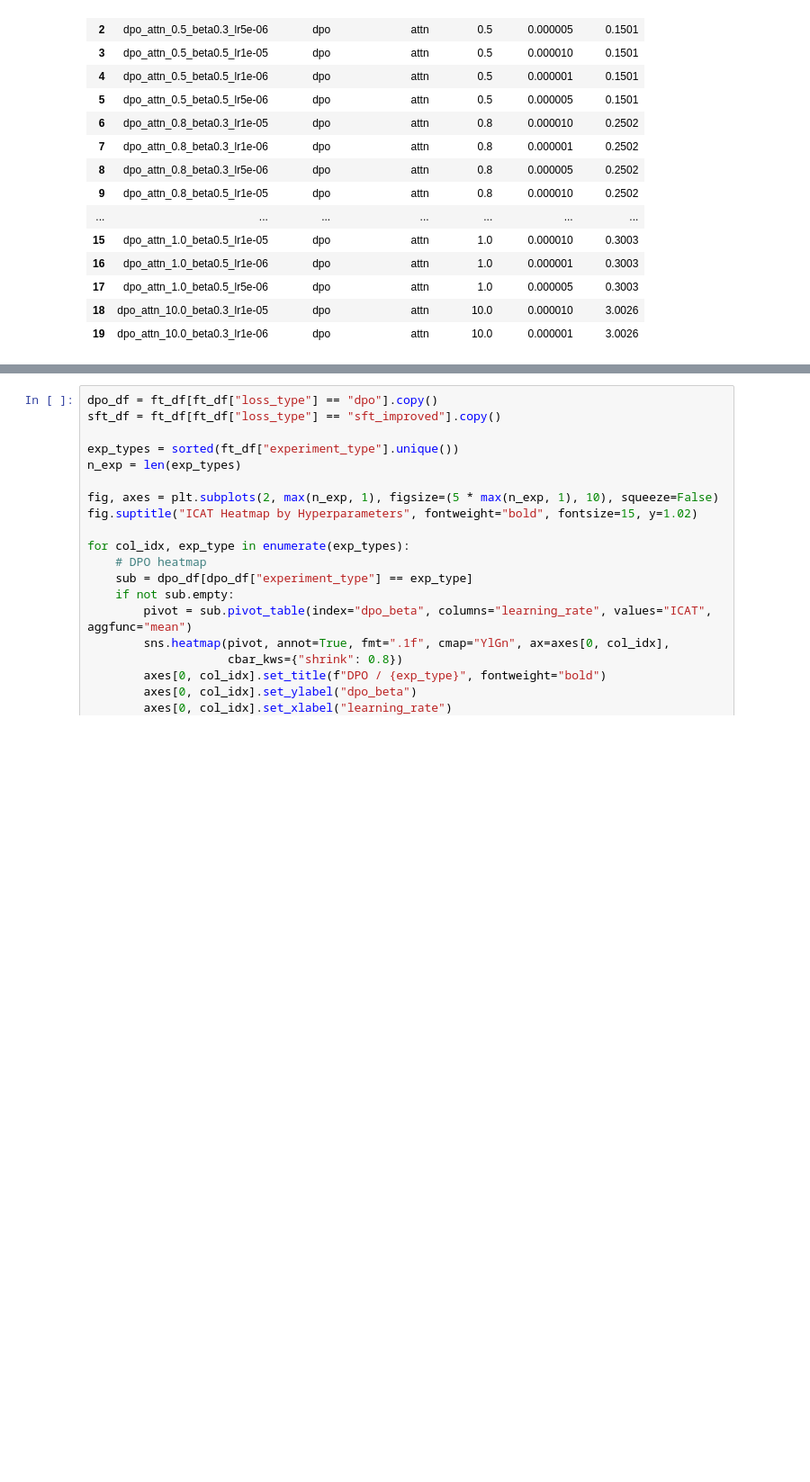
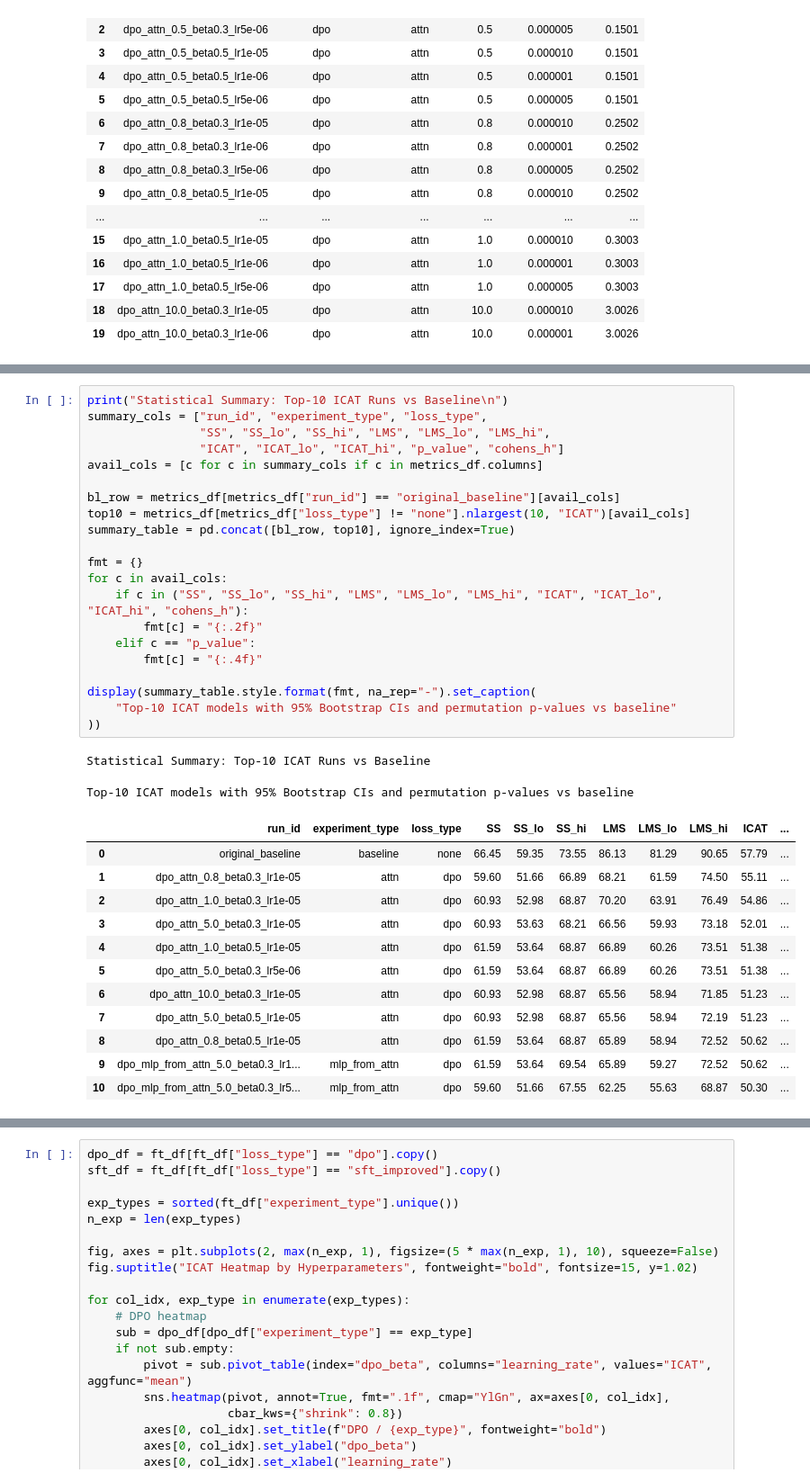
Before and after one commit to MartaSamoilenko/bias-mitigation-interpretability, a Jupyter notebook: experiments/stereoset/fine_tuned_analysis.ipynb, the cells around one changed output, grey strips where cells are left out. Shown at 90% size. Drawn from its saved outputs; the diff is of its cells as text; blank space fills up the shorter version.

```diff
--- a/experiments/stereoset/fine_tuned_analysis.ipynb
+++ b/experiments/stereoset/fine_tuned_analysis.ipynb
@@ -394,0 +516,36 @@ stereoset_experiments/outputs/gpt2-xl/.plots/ss_vs_lms_scatter.pdf
+# %%
+print("Statistical Summary: Top-10 ICAT Runs vs Baseline\n")
+summary_cols = ["run_id", "experiment_type", "loss_type",
+                "SS", "SS_lo", "SS_hi", "LMS", "LMS_lo", "LMS_hi",
+                "ICAT", "ICAT_lo", "ICAT_hi", "p_value", "cohens_h"]
+avail_cols = [c for c in summary_cols if c in metrics_df.columns]
+
+bl_row = metrics_df[metrics_df["run_id"] == "original_baseline"][avail_cols]
+top10 = metrics_df[metrics_df["loss_type"] != "none"].nlargest(10, "ICAT")[avail_cols]
+summary_table = pd.concat([bl_row, top10], ignore_index=True)
+
+fmt = {}
+for c in avail_cols:
+    if c in ("SS", "SS_lo", "SS_hi", "LMS", "LMS_lo", "LMS_hi", "ICAT", "ICAT_lo", "ICAT_hi", "cohens_h"):
+        fmt[c] = "{:.2f}"
+    elif c == "p_value":
+        fmt[c] = "{:.4f}"
+
+display(summary_table.style.format(fmt, na_rep="-").set_caption(
+    "Top-10 ICAT models with 95% Bootstrap CIs and permutation p-values vs baseline"
+))
+# %% [output]
+Statistical Summary: Top-10 ICAT Runs vs Baseline
+Top-10 ICAT models with 95% Bootstrap CIs and permutation p-values vs baseline
+|  | run_id | experiment_type | loss_type | SS | SS_lo | SS_hi | LMS | LMS_lo | LMS_hi | ICAT | ... |
+| 0 | original_baseline | baseline | none | 66.45 | 59.35 | 73.55 | 86.13 | 81.29 | 90.65 | 57.79 | ... |
+| 1 | dpo_attn_0.8_beta0.3_lr1e-05 | attn | dpo | 59.60 | 51.66 | 66.89 | 68.21 | 61.59 | 74.50 | 55.11 | ... |
+| 2 | dpo_attn_1.0_beta0.3_lr1e-05 | attn | dpo | 60.93 | 52.98 | 68.87 | 70.20 | 63.91 | 76.49 | 54.86 | ... |
+| 3 | dpo_attn_5.0_beta0.3_lr1e-05 | attn | dpo | 60.93 | 53.63 | 68.21 | 66.56 | 59.93 | 73.18 | 52.01 | ... |
+| 4 | dpo_attn_1.0_beta0.5_lr1e-05 | attn | dpo | 61.59 | 53.64 | 68.87 | 66.89 | 60.26 | 73.51 | 51.38 | ... |
+| 5 | dpo_attn_5.0_beta0.3_lr5e-06 | attn | dpo | 61.59 | 53.64 | 68.87 | 66.89 | 60.26 | 73.51 | 51.38 | ... |
+| 6 | dpo_attn_10.0_beta0.3_lr1e-05 | attn | dpo | 60.93 | 52.98 | 68.87 | 65.56 | 58.94 | 71.85 | 51.23 | ... |
+| 7 | dpo_attn_5.0_beta0.5_lr1e-05 | attn | dpo | 60.93 | 52.98 | 68.87 | 65.56 | 58.94 | 72.19 | 51.23 | ... |
+| 8 | dpo_attn_0.8_beta0.5_lr1e-05 | attn | dpo | 61.59 | 53.64 | 68.87 | 65.89 | 58.94 | 72.52 | 50.62 | ... |
+| 9 | dpo_mlp_from_attn_5.0_beta0.3_lr1... | mlp_from_attn | dpo | 61.59 | 53.64 | 69.54 | 65.89 | 59.27 | 72.52 | 50.62 | ... |
+| 10 | dpo_mlp_from_attn_5.0_beta0.3_lr5... | mlp_from_attn | dpo | 59.60 | 51.66 | 67.55 | 62.25 | 55.63 | 68.87 | 50.30 | ... |
```
Also changed, not shown: parts of 9 cells of this notebook, 5 other files.
